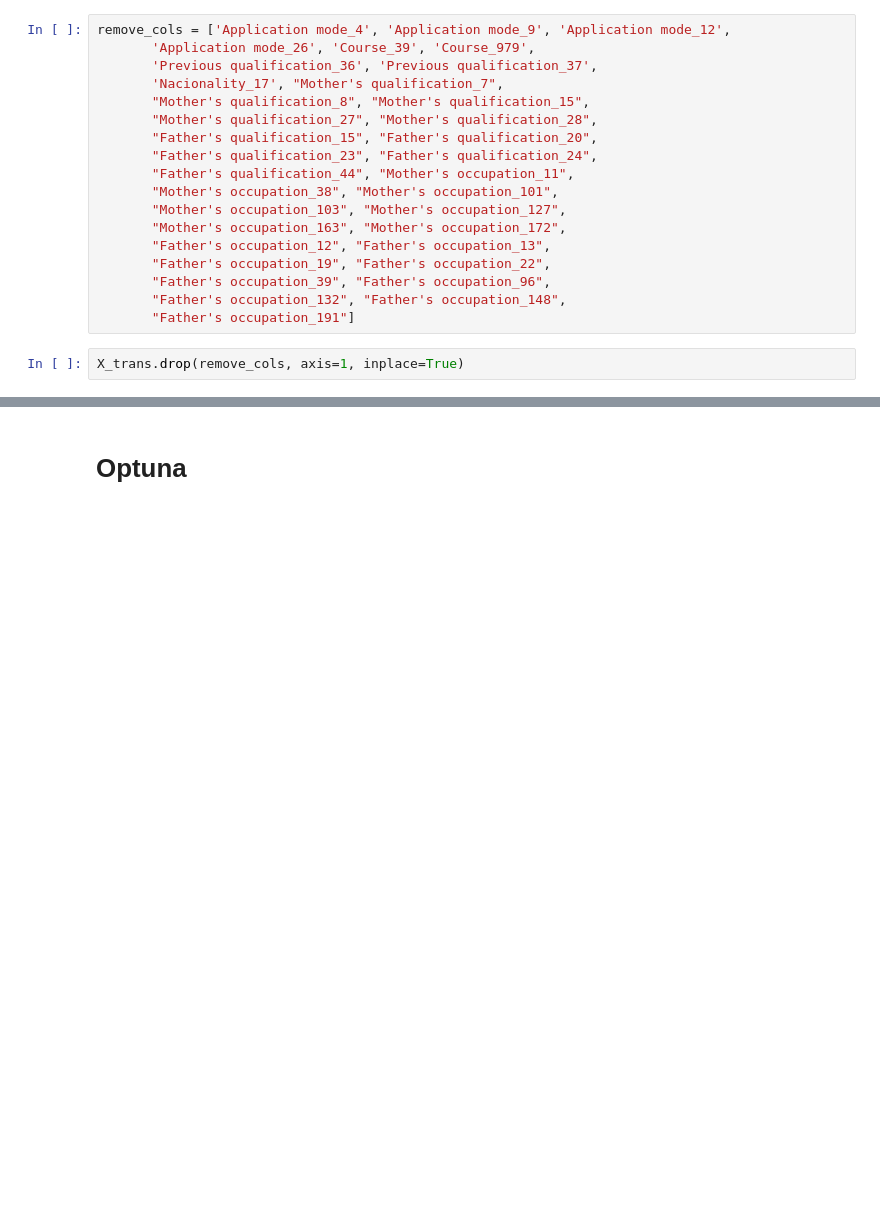
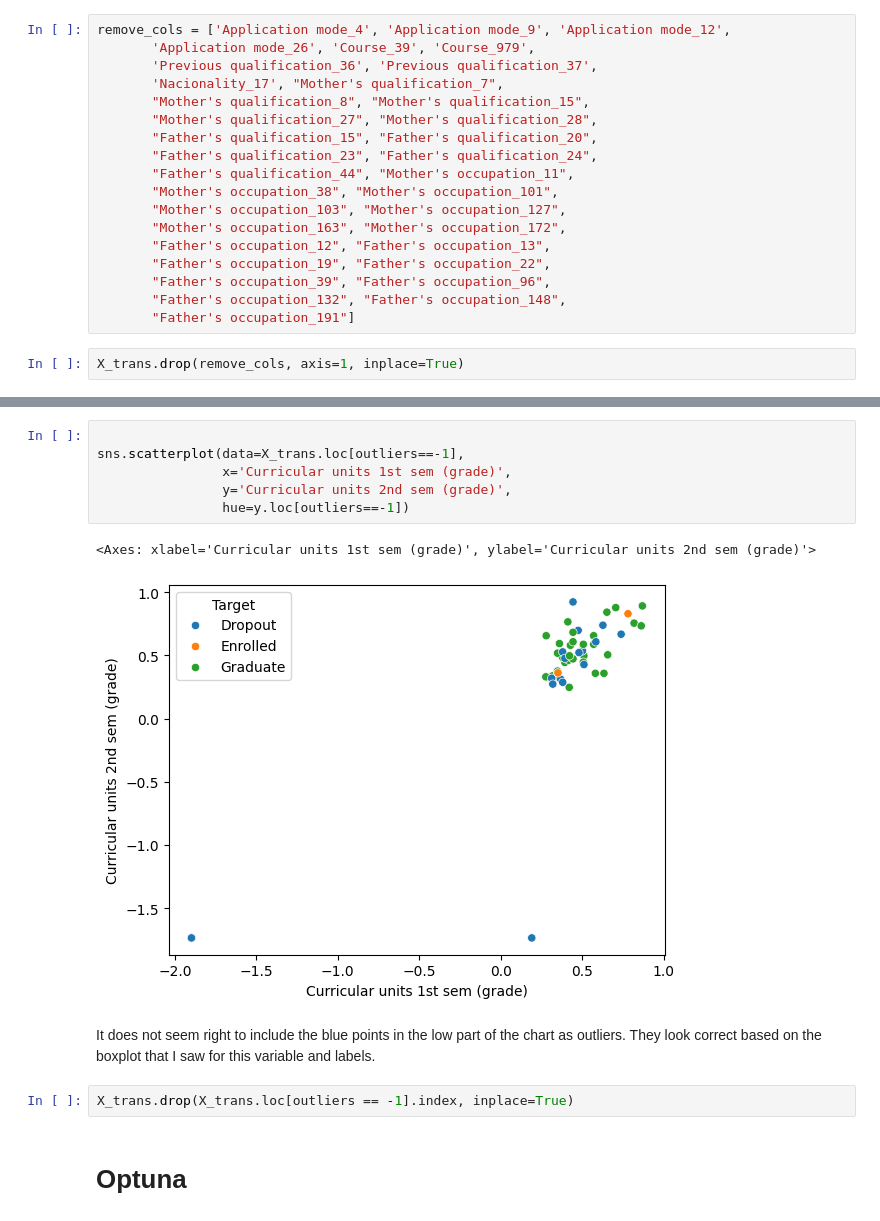
Before and after one commit to estaciolima/kaggle-playground-s4-e6, a Jupyter notebook: notebook.ipynb, the cells around one changed output, grey strips where cells are left out. Drawn from its saved outputs; the diff is of its cells as text; blank space fills up the shorter version.

```diff
--- a/notebook.ipynb
+++ b/notebook.ipynb
@@ -284,3 +296,16 @@ X_trans.drop(remove_cols, axis=1, inplace=True)
+# %%
+
+sns.scatterplot(data=X_trans.loc[outliers==-1],
+                x='Curricular units 1st sem (grade)',
+                y='Curricular units 2nd sem (grade)',
+                hue=y.loc[outliers==-1])
+# %% [output]
+<Axes: xlabel='Curricular units 1st sem (grade)', ylabel='Curricular units 2nd sem (grade)'>
+[figure, added]
+# %% [markdown]
+It does not seem right to include the blue points in the low part of the chart as outliers. They look correct based on the boxplot that I saw for this variable and labels.
+# %%
+X_trans.drop(X_trans.loc[outliers == -1].index, inplace=True)
 # %% [markdown]
 # Optuna
 # %%
```
Also changed, not shown: parts of 13 cells of this notebook, 3 other files.
